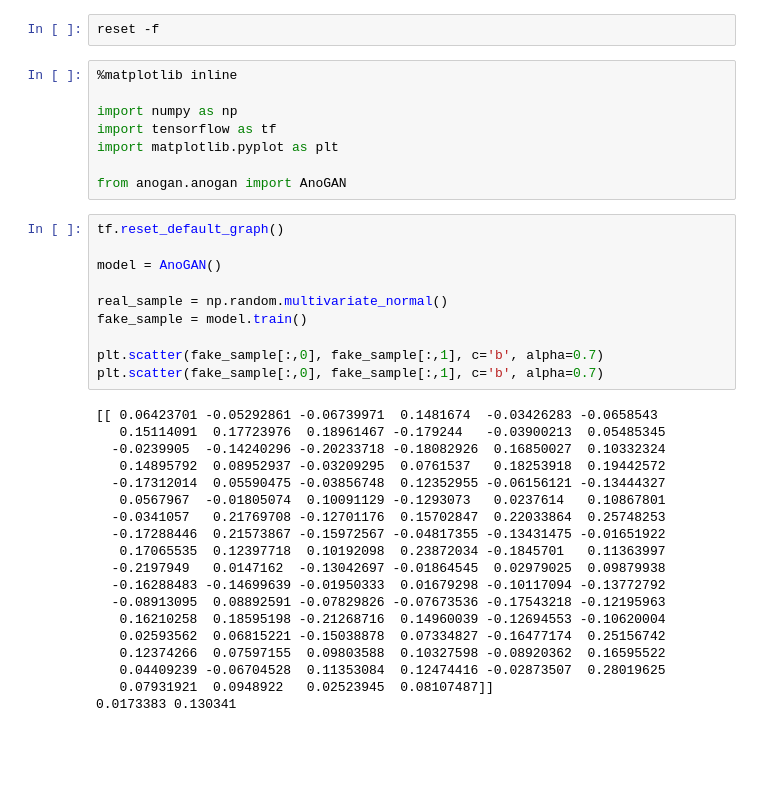
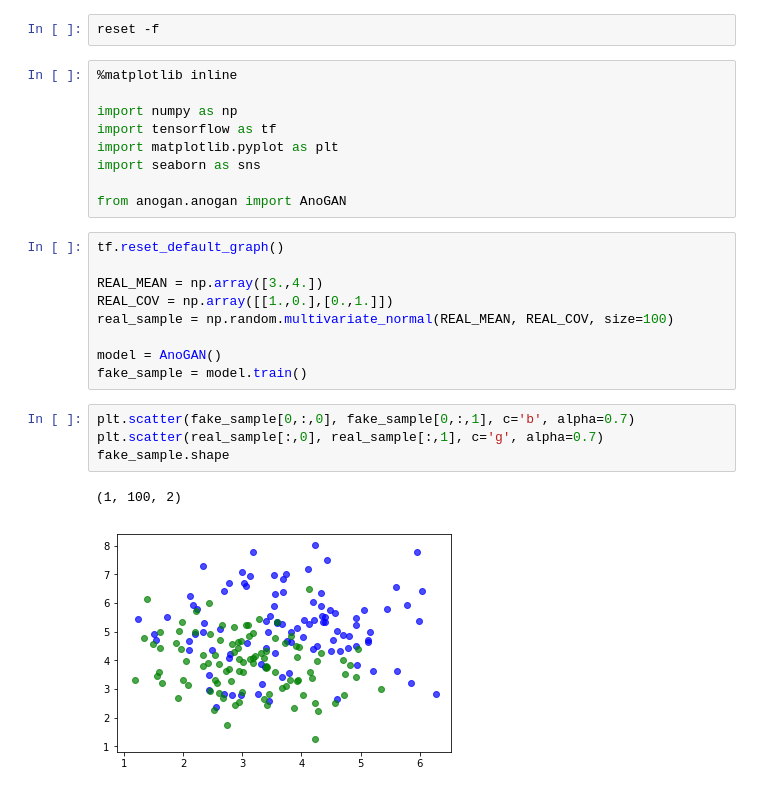
Before and after one commit to bruvduroiu/AnoGAN-tf, a Jupyter notebook: AnoGAN.ipynb, the cells around one changed output. Saved outputs shown, nothing was run; the diff lists cells and outputs as text; blank space fills up the shorter version.

```diff
--- a/AnoGAN.ipynb
+++ b/AnoGAN.ipynb
@@ -6,34 +6,22 @@ reset -f
 import numpy as np
 import tensorflow as tf
 import matplotlib.pyplot as plt
+import seaborn as sns
 
 from anogan.anogan import AnoGAN
+# %%
+tf.reset_default_graph()
+
+REAL_MEAN = np.array([3.,4.])
+REAL_COV = np.array([[1.,0.],[0.,1.]])
+real_sample = np.random.multivariate_normal(REAL_MEAN, REAL_COV, size=100)
+
+model = AnoGAN()
+fake_sample = model.train()
 # %%
-tf.reset_default_graph()
-
-model = AnoGAN()
-
-real_sample = np.random.multivariate_normal()
-fake_sample = model.train()
-
-plt.scatter(fake_sample[:,0], fake_sample[:,1], c='b', alpha=0.7)
-plt.scatter(fake_sample[:,0], fake_sample[:,1], c='b', alpha=0.7)
+plt.scatter(fake_sample[0,:,0], fake_sample[0,:,1], c='b', alpha=0.7)
+plt.scatter(real_sample[:,0], real_sample[:,1], c='g', alpha=0.7)
+fake_sample.shape
 # %% [output]
-[[ 0.06423701 -0.05292861 -0.06739971  0.1481674  -0.03426283 -0.0658543
-   0.15114091  0.17723976  0.18961467 -0.179244   -0.03900213  0.05485345
-  -0.0239905  -0.14240296 -0.20233718 -0.18082926  0.16850027  0.10332324
-   0.14895792  0.08952937 -0.03209295  0.0761537   0.18253918  0.19442572
-  -0.17312014  0.05590475 -0.03856748  0.12352955 -0.06156121 -0.13444327
-   0.0567967  -0.01805074  0.10091129 -0.1293073   0.0237614   0.10867801
-  -0.0341057   0.21769708 -0.12701176  0.15702847  0.22033864  0.25748253
-  -0.17288446  0.21573867 -0.15972567 -0.04817355 -0.13431475 -0.01651922
-   0.17065535  0.12397718  0.10192098  0.23872034 -0.1845701   0.11363997
-  -0.2197949   0.0147162  -0.13042697 -0.01864545  0.02979025  0.09879938
-  -0.16288483 -0.14699639 -0.01950333  0.01679298 -0.10117094 -0.13772792
-  -0.08913095  0.08892591 -0.07829826 -0.07673536 -0.17543218 -0.12195963
-   0.16210258  0.18595198 -0.21268716  0.14960039 -0.12694553 -0.10620004
-   0.02593562  0.06815221 -0.15038878  0.07334827 -0.16477174  0.25156742
-   0.12374266  0.07597155  0.09803588  0.10327598 -0.08920362  0.16595522
-   0.04409239 -0.06704528  0.11353084  0.12474416 -0.02873507  0.28019625
-   0.07931921  0.0948922   0.02523945  0.08107487]]
-0.0173383 0.130341
+(1, 100, 2)
+[figure, added]
```
Also changed, not shown: parts of 1 cell of this notebook.
